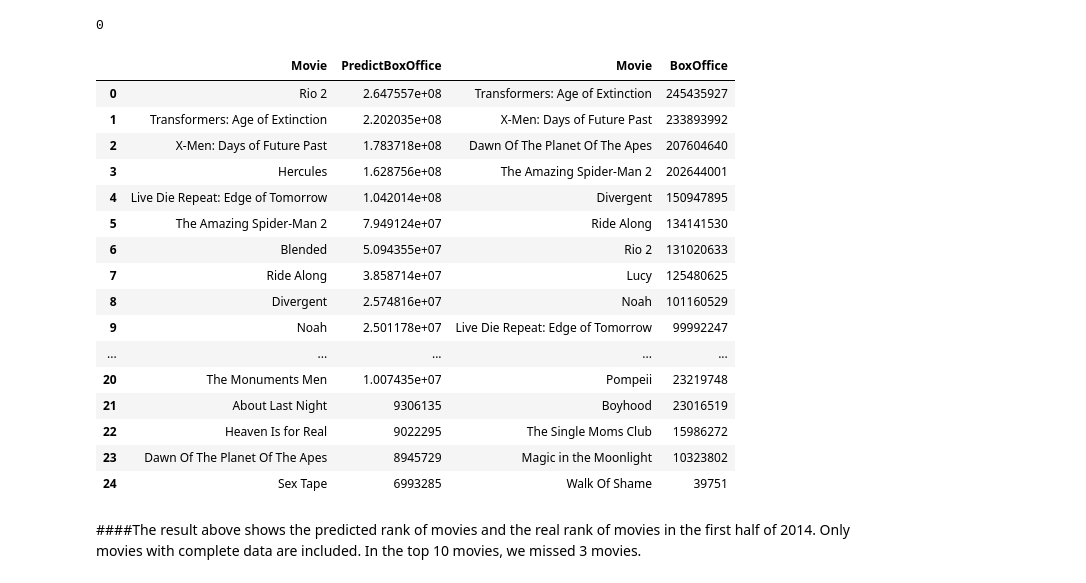
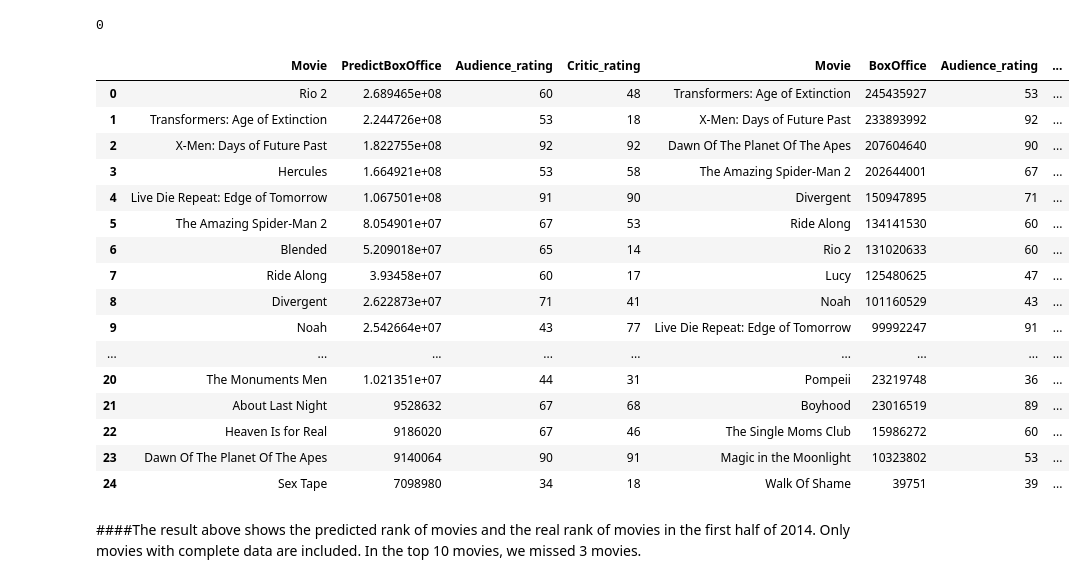
Before and after one commit to lantian2012/DataScience, a Jupyter notebook: Regression.ipynb, the cells around one changed output. Drawn from its saved outputs; the diff is of its cells as text; code cells hidden in the pictures.

```diff
--- a/Regression.ipynb
+++ b/Regression.ipynb
@@ -254,6 +260,7 @@ for i in range(len(TestMovieTable)):
     TestMovieTable.Genre_BoxOffice[i] = boxoffice/len(TestMovieTable.Genre[i])
 # %%
 TestMovieTable['ReleaseMonth'] = [float(i.split('-')[1]) for i in TestMovieTable.Release]
+TestMovieTable['ReleaseYear'] = [int(i.split('-')[0]) for i in TestMovieTable.Release]
 # %%
 test = TestMovieTable[TestMovieTable.Director_AR>0]
 test = test[test.Actor_CR>0]
@@ -261,8 +268,8 @@ test = test[test.Actor_CR>0]
 from sklearn import linear_model as lm
 # %%
 reg = lm.LinearRegression()
-reg.fit(MovieTable[['Audience_rating', 'Critic_rating', 'Director_BoxOffice', 'Director_BoxOffice_Sum', 'Director_Count', 'Director_CR', 'Genre_BoxOffice', 'Actor_BoxOffice_Sum']], MovieTable['log'])
-prediction = reg.predict(test[['Audience_rating', 'Critic_rating', 'Director_BoxOffice', 'Director_BoxOffice_Sum', 'Director_Count', 'Director_CR', 'Genre_BoxOffice', 'Actor_BoxOffice_Sum']])
+reg.fit(MovieTable[['Audience_rating', 'Critic_rating', 'Director_BoxOffice', 'Director_BoxOffice_Sum', 'Director_Count', 'Director_CR', 'Genre_BoxOffice', 'Actor_BoxOffice_Sum', 'ReleaseYear']], MovieTable['log'])
+prediction = reg.predict(test[['Audience_rating', 'Critic_rating', 'Director_BoxOffice', 'Director_BoxOffice_Sum', 'Director_Count', 'Director_CR', 'Genre_BoxOffice', 'Actor_BoxOffice_Sum', 'ReleaseYear']])
 test['PredictBoxOffice'] = np.exp(prediction)
 # %%
 PredictRank = test.sort(columns='PredictBoxOffice', ascending=False)
@@ -270,25 +277,27 @@ PredictRank.reset_index(inplace=True, drop = True)
 RealRank = test.sort(columns='BoxOffice', ascending=False)
 RealRank.reset_index(inplace=True, drop = True)
 # %%
-result = pd.DataFrame([PredictRank.Movie,PredictRank.PredictBoxOffice,RealRank.Movie, RealRank.BoxOffice]).transpose()
+result = pd.DataFrame([PredictRank.Movie,PredictRank.PredictBoxOffice,PredictRank.Audience_rating,
+                       PredictRank.Critic_rating, RealRank.Movie, RealRank.BoxOffice,
+                       RealRank.Audience_rating, RealRank.Critic_rating]).transpose()
 result
 # %% [output]
-|  | Movie | PredictBoxOffice | Movie | BoxOffice |
-| 0 | Rio 2 | 2.647557e+08 | Transformers: Age of Extinction | 245435927 |
-| 1 | Transformers: Age of Extinction | 2.202035e+08 | X-Men: Days of Future Past | 233893992 |
-| 2 | X-Men: Days of Future Past | 1.783718e+08 | Dawn Of The Planet Of The Apes | 207604640 |
-| 3 | Hercules | 1.628756e+08 | The Amazing Spider-Man 2 | 202644001 |
-| 4 | Live Die Repeat: Edge of Tomorrow | 1.042014e+08 | Divergent | 150947895 |
-| 5 | The Amazing Spider-Man 2 | 7.949124e+07 | Ride Along | 134141530 |
-| 6 | Blended | 5.094355e+07 | Rio 2 | 131020633 |
-| 7 | Ride Along | 3.858714e+07 | Lucy | 125480625 |
-| 8 | Divergent | 2.574816e+07 | Noah | 101160529 |
-| 9 | Noah | 2.501178e+07 | Live Die Repeat: Edge of Tomorrow | 99992247 |
-| ... | ... | ... | ... | ... |
-| 20 | The Monuments Men | 1.007435e+07 | Pompeii | 23219748 |
-| 21 | About Last Night | 9306135 | Boyhood | 23016519 |
-| 22 | Heaven Is for Real | 9022295 | The Single Moms Club | 15986272 |
-| 23 | Dawn Of The Planet Of The Apes | 8945729 | Magic in the Moonlight | 10323802 |
-| 24 | Sex Tape | 6993285 | Walk Of Shame | 39751 |
+|  | Movie | PredictBoxOffice | Audience_rating | Critic_rating | Movie | BoxOffice | Audience_rating | ... |
+| 0 | Rio 2 | 2.689465e+08 | 60 | 48 | Transformers: Age of Extinction | 245435927 | 53 | ... |
+| 1 | Transformers: Age of Extinction | 2.244726e+08 | 53 | 18 | X-Men: Days of Future Past | 233893992 | 92 | ... |
+| 2 | X-Men: Days of Future Past | 1.822755e+08 | 92 | 92 | Dawn Of The Planet Of The Apes | 207604640 | 90 | ... |
+| 3 | Hercules | 1.664921e+08 | 53 | 58 | The Amazing Spider-Man 2 | 202644001 | 67 | ... |
+| 4 | Live Die Repeat: Edge of Tomorrow | 1.067501e+08 | 91 | 90 | Divergent | 150947895 | 71 | ... |
+| 5 | The Amazing Spider-Man 2 | 8.054901e+07 | 67 | 53 | Ride Along | 134141530 | 60 | ... |
+| 6 | Blended | 5.209018e+07 | 65 | 14 | Rio 2 | 131020633 | 60 | ... |
+| 7 | Ride Along | 3.93458e+07 | 60 | 17 | Lucy | 125480625 | 47 | ... |
+| 8 | Divergent | 2.622873e+07 | 71 | 41 | Noah | 101160529 | 43 | ... |
+| 9 | Noah | 2.542664e+07 | 43 | 77 | Live Die Repeat: Edge of Tomorrow | 99992247 | 91 | ... |
+| ... | ... | ... | ... | ... | ... | ... | ... | ... |
+| 20 | The Monuments Men | 1.021351e+07 | 44 | 31 | Pompeii | 23219748 | 36 | ... |
+| 21 | About Last Night | 9528632 | 67 | 68 | Boyhood | 23016519 | 89 | ... |
+| 22 | Heaven Is for Real | 9186020 | 67 | 46 | The Single Moms Club | 15986272 | 60 | ... |
+| 23 | Dawn Of The Planet Of The Apes | 9140064 | 90 | 91 | Magic in the Moonlight | 10323802 | 53 | ... |
+| 24 | Sex Tape | 7098980 | 34 | 18 | Walk Of Shame | 39751 | 39 | ... |
 # %% [markdown]
 ####The result above shows the predicted rank of movies and the real rank of movies in the first half of 2014. Only movies with complete data are included. In the top 10 movies, we missed 3 movies.
```
Also changed, not shown: parts of 2 cells of this notebook.
